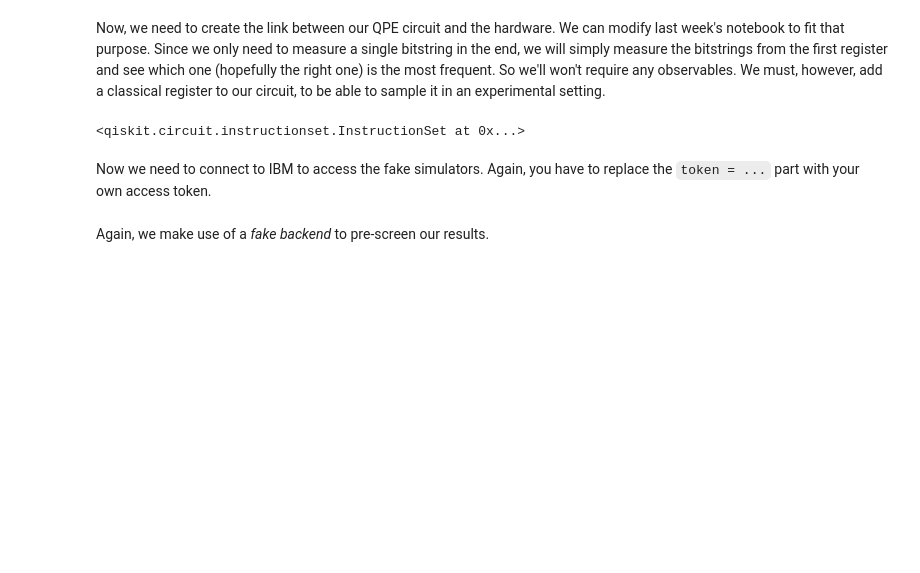
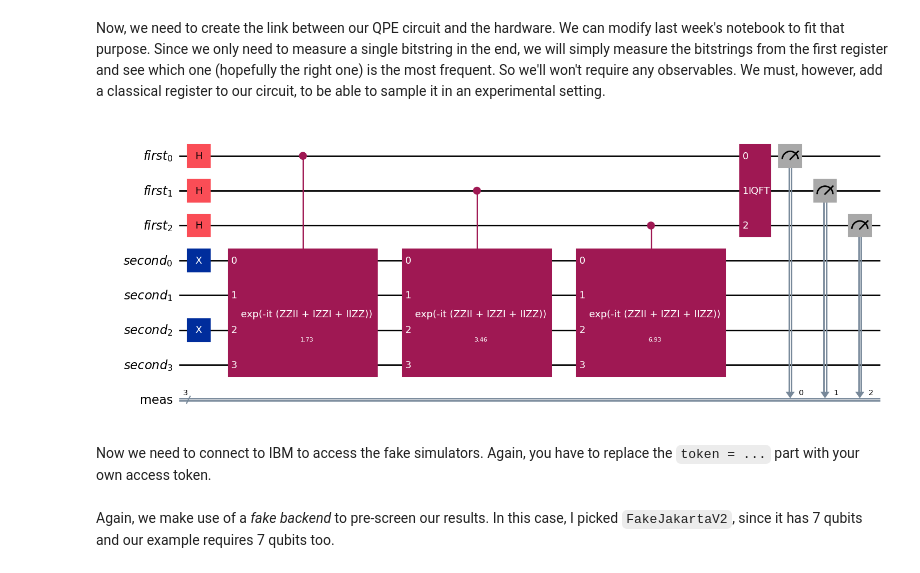
Before and after one commit to lmarti-dev/qiskit-tutorials, a Jupyter notebook: notebooks/solutions/07b_ibm_qpe.ipynb, the cells around one changed output. Drawn from its saved outputs; the diff is of its cells as text; code cells hidden in the pictures; blank space fills up the shorter version.

```diff
--- a/notebooks/solutions/07b_ibm_qpe.ipynb
+++ b/notebooks/solutions/07b_ibm_qpe.ipynb
@@ -145,9 +157,10 @@ Now, we need to create the link between our QPE circuit and the hardware. We can
 # %%
 measurement_register=ClassicalRegister(r1,"meas")
 circ.add_register(measurement_register)
 circ.measure(circ.qregs[0],measurement_register)
+circ.draw("mpl")
 # %% [output]
-<qiskit.circuit.instructionset.InstructionSet at 0x...>
+[figure, added]
 # %% [markdown]
 Now we need to connect to IBM to access the fake simulators. Again, you have to replace the `token = ...` part with your own access token.
 # %%
@@ -158,7 +171,7 @@ token = io.open("../token.dat", "r", encoding="utf8").read()
 service = QiskitRuntimeService(channel="ibm_quantum", token=token)
 # %% [markdown]
 
-Again, we make use of a _fake backend_ to pre-screen our results.
+Again, we make use of a _fake backend_ to pre-screen our results. In this case, I picked `FakeJakartaV2`, since it has 7 qubits and our example requires 7 qubits too.
 # %%
 from qiskit_ibm_runtime.fake_provider import FakeJakartaV2
 from qiskit_ibm_runtime import SamplerV2
```
Also changed, not shown: parts of 10 cells of this notebook, 1 other file.
